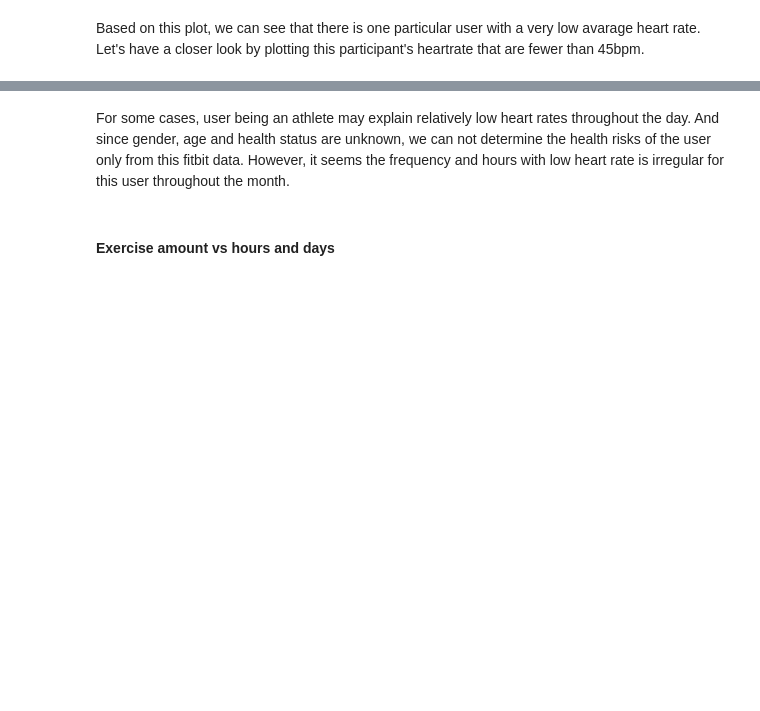
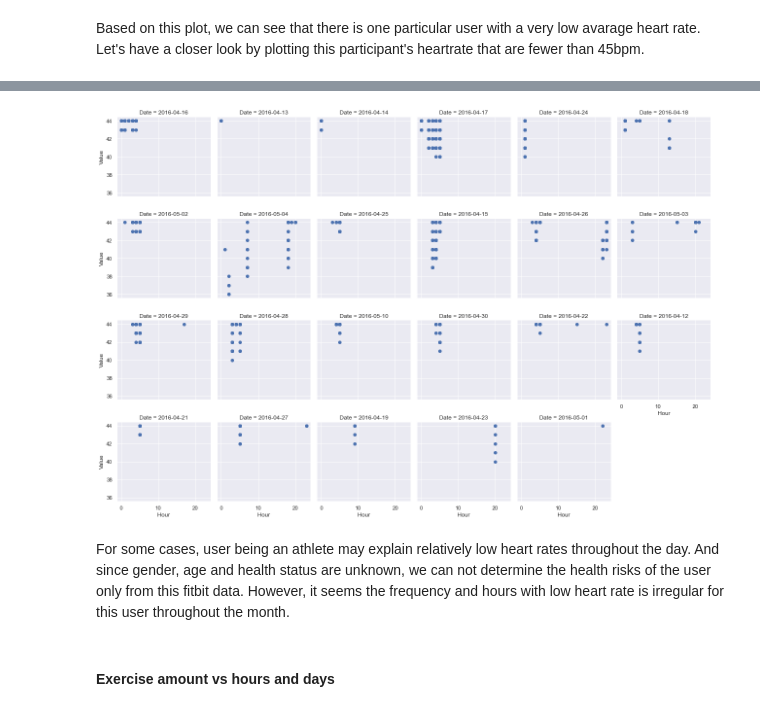
Before and after one commit to onderakacik/FitbitAnalysis, a Jupyter notebook: Final_Project.ipynb, the cells around one changed output, grey strips where cells are left out. Drawn from its saved outputs; the diff is of its cells as text; code cells hidden in the pictures; blank space fills up the shorter version.

```diff
--- a/Final_Project.ipynb
+++ b/Final_Project.ipynb
@@ -735,9 +744,12 @@ df_heart_rate.iloc[df_heart_rate['Value'].idxmin()]
 # %%
-low_heart_rate_user = df_heart_rate[(df_heart_rate["Value"] < 45) & (df_heart_rate["Id"] == 5577150313)]
+low_heart_rate_user = df_heart_rate[(df_heart_rate["Value"] < 45)
+                                    & (df_heart_rate["Id"] == 5577150313)]
 
-graph = sns.FacetGrid(low_heart_rate_user, col ="Date", col_wrap=3).add_legend()
+graph = sns.FacetGrid(low_heart_rate_user, col="Date", col_wrap=6).add_legend()
 graph.map(plt.scatter, "Hour", "Value")
 plt.show()
+# %% [output]
+[figure, added]
 # %% [markdown]
 For some cases, user being an athlete may explain relatively low heart rates throughout the day. And since gender, age and health status are unknown, we can not determine the health risks of the user only from this fitbit data. However, it seems the frequency and hours with low heart rate is irregular for this user throughout the month.
 # %% [markdown]
```
Also changed, not shown: parts of 61 cells of this notebook.
